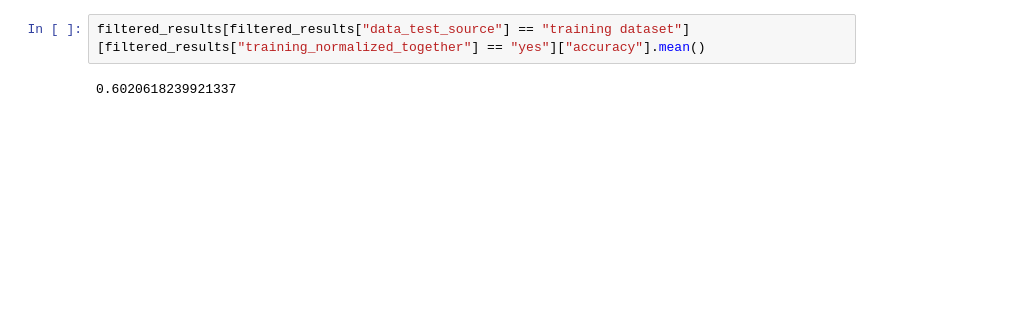
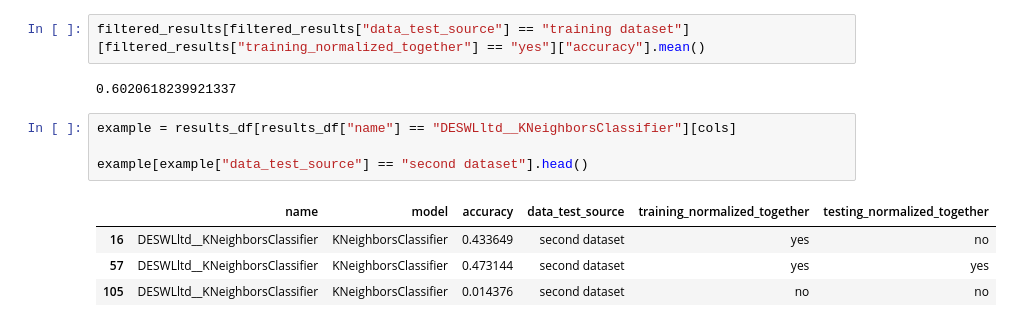
Before and after one commit to alberto-lorente/Final-Report-and-Presentation, a Jupyter notebook: Results.ipynb, the cells around one changed output. Cells and saved outputs as stored; diff of their text form; blank space fills up the shorter version.

```diff
--- a/Results.ipynb
+++ b/Results.ipynb
@@ -212,3 +216,12 @@ filtered_results[filtered_results["data_test_source"] == "training dataset"][fil
 filtered_results[filtered_results["data_test_source"] == "training dataset"][filtered_results["training_normalized_together"] == "yes"]["accuracy"].mean()
 # %% [output]
 0.6020618239921337
+# %%
+example = results_df[results_df["name"] == "DESWLltd__KNeighborsClassifier"][cols]
+
+example[example["data_test_source"] == "second dataset"].head()
+# %% [output]
+|  | name | model | accuracy | data_test_source | training_normalized_together | testing_normalized_together |
+| 16 | DESWLltd__KNeighborsClassifier | KNeighborsClassifier | 0.433649 | second dataset | yes | no |
+| 57 | DESWLltd__KNeighborsClassifier | KNeighborsClassifier | 0.473144 | second dataset | yes | yes |
+| 105 | DESWLltd__KNeighborsClassifier | KNeighborsClassifier | 0.014376 | second dataset | no | no |
```
Also changed, not shown: parts of 2 cells of this notebook, 4 other files.
